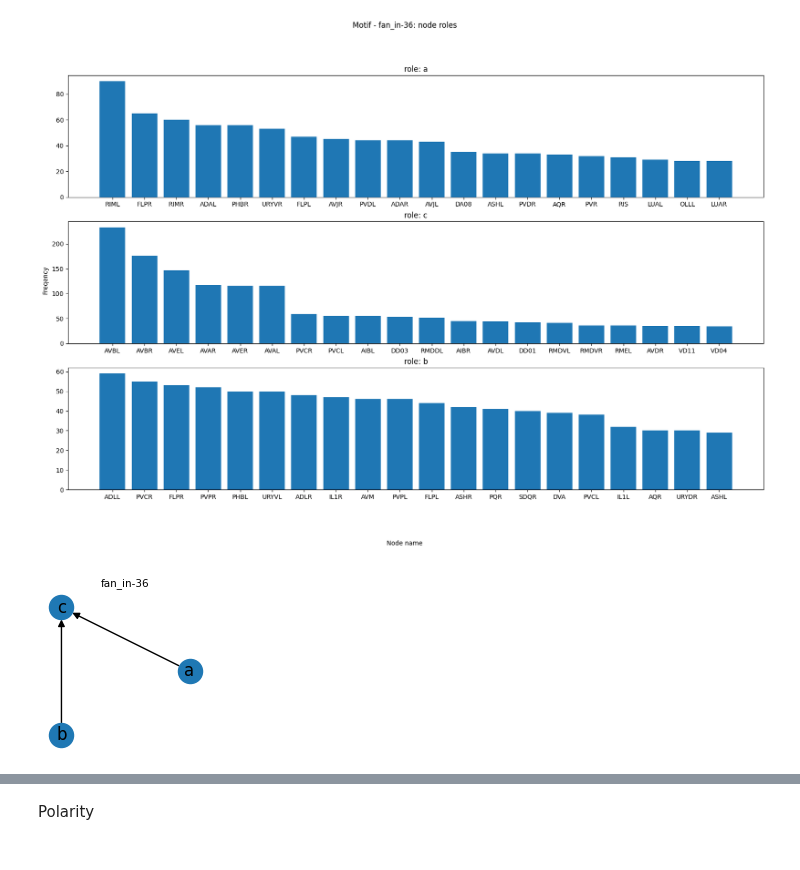
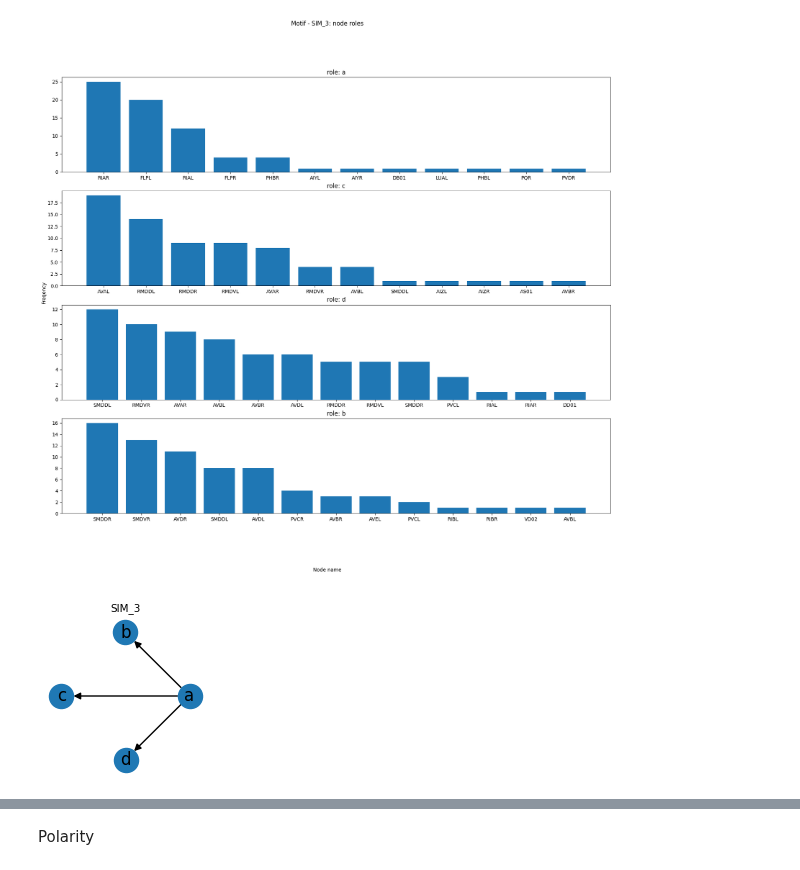
Before and after one commit to deangeckt/network_motifs, a Jupyter notebook: post_motif_analysis/motif_analysis.ipynb, the cells around one changed output, grey strips where cells are left out. Saved outputs shown, nothing was run; the diff lists cells and outputs as text; code cells hidden in the pictures.

```diff
--- a/post_motif_analysis/motif_analysis.ipynb
+++ b/post_motif_analysis/motif_analysis.ipynb
@@ -16,5 +17,5 @@ from collections import defaultdict
 # %%
-data = import_results('results/pol_k3_m5.bin')
+data = import_results('results/sim_test.bin')
 args = data['args']
 motifs = data['motifs']
 network = load_network_from_args(args)
@@ -250,6 +265,6 @@ none: 3/13
 # %%
-plot_motif_roles(motifs[36], top=20)
+plot_motif_roles(motifs['SIM_3'], top=20)
 # %% [output]
-[figure, old version]
+[figure, new version]
-[figure, old version]
+[figure, new version]
 # %%
```
Also changed, not shown: parts of 15 cells of this notebook.
